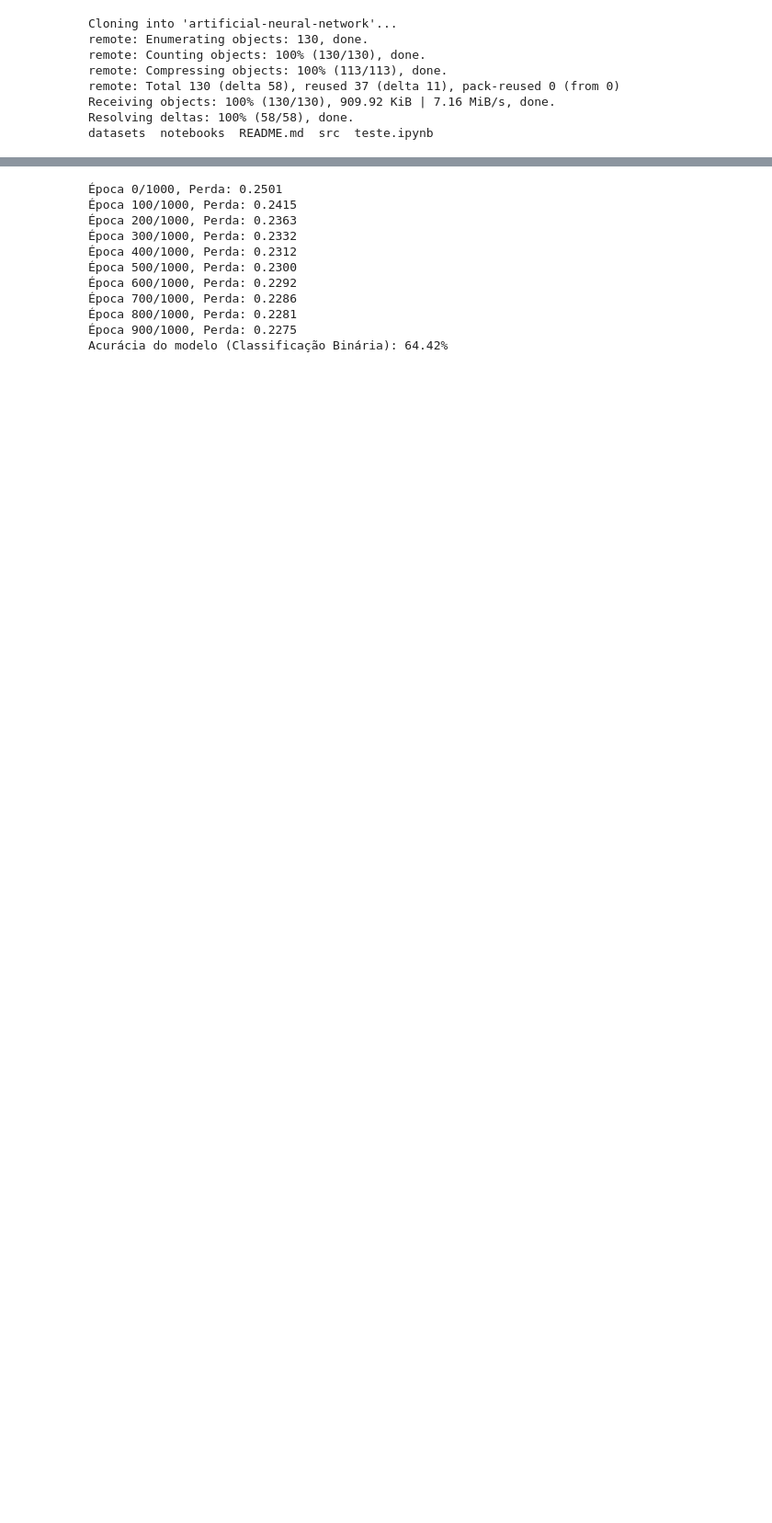
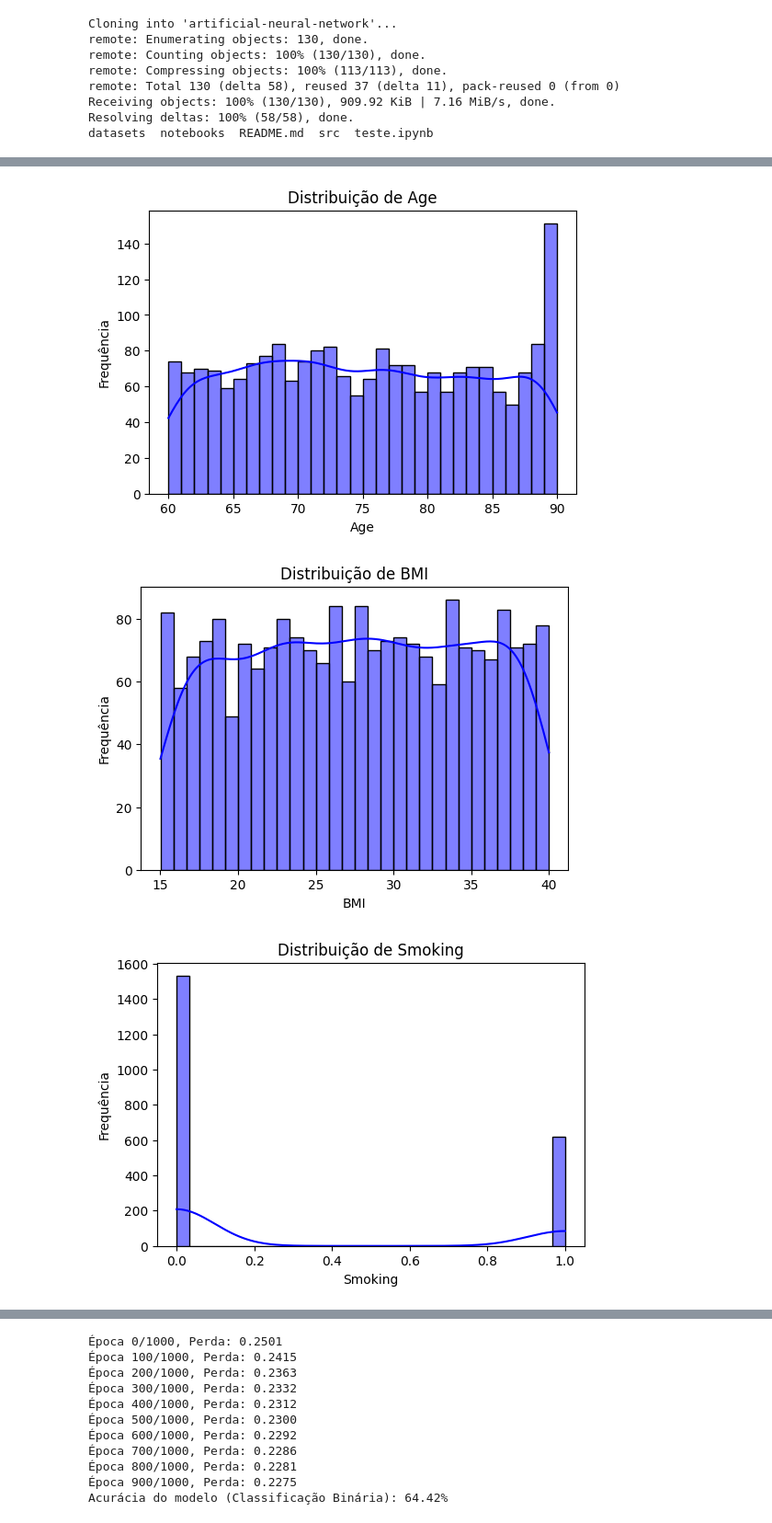
Before and after one commit to felipeabe/artificial-neural-network, a Jupyter notebook: notebooks/trabalhoV2.ipynb, the cells around one changed output, grey strips where cells are left out. Shown at 92% size. Saved outputs shown, nothing was run; the diff lists cells and outputs as text; code cells hidden in the pictures; blank space fills up the shorter version.

```diff
--- a/notebooks/trabalhoV2.ipynb
+++ b/notebooks/trabalhoV2.ipynb
@@ -119,0 +45,77 @@ X_treino_regressao, X_teste_regressao, y_treino_regressao, y_teste_regressao = t
+# %%
+# Importar bibliotecas necessárias
+# O pandas é utilizado para manipulação de dados tabulares, enquanto numpy é empregado para operações matemáticas.
+# Ferramentas adicionais como seaborn e matplotlib podem ser úteis para depuração visual.
+import pandas as pd
+import numpy as np
+import seaborn as sns
+import matplotlib.pyplot as plt
+
+# Carregar o dataset 'alzheimer.csv'
+# Este conjunto de dados contém informações relevantes para diagnóstico, incluindo variáveis categóricas e contínuas.
+dados_alzheimer = pd.read_csv("/content/artificial-neural-network/datasets/alzheimer.csv")
+
+# Visualização inicial dos dados para entender sua estrutura
+print("Dimensões do dataset:", dados_alzheimer.shape)
+print("Visualização inicial dos dados:")
+print(dados_alzheimer.head())
+
+# Verificar valores ausentes e tipos de dados
+print("\nVerificação de valores ausentes e tipos de dados:")
+print(dados_alzheimer.info())
+print(dados_alzheimer.isnull().sum())
+
+# Remover colunas irrelevantes
+# As colunas "PatientID" e "DoctorInCharge" são consideradas irrelevantes para o diagnóstico.
+dados_alzheimer = dados_alzheimer.drop(columns=["PatientID", "DoctorInCharge"])
+
+# Separar variáveis categóricas e numéricas
+# O objetivo é processar essas variáveis separadamente para facilitar a modelagem.
+variaveis_categoricas = ["Gender", "Ethnicity", "EducationLevel"]
+variaveis_numericas = [col for col in dados_alzheimer.columns if col not in variaveis_categoricas + ["Diagnosis"]]
+
+# Visualizar a distribuição das variáveis numéricas
+print("\nResumo estatístico das variáveis numéricas:")
+print(dados_alzheimer[variaveis_numericas].describe())
+
+# Gerar histogramas para analisar distribuições das variáveis numéricas
+for coluna in variaveis_numericas:
+    plt.figure(figsize=(6, 4))
+    sns.histplot(dados_alzheimer[coluna], kde=True, bins=30, color='blue')
+    plt.title(f"Distribuição de {coluna}")
+    plt.xlabel(coluna)
+    plt.ylabel("Frequência")
+    plt.show()
+
+# Codificar variáveis categóricas
+# OneHotEncoder transforma categorias em representações numéricas binárias para modelos matemáticos.
+from sklearn.preprocessing import OneHotEncoder
+codificador = OneHotEncoder(drop="first", sparse_output=False)
+categorias_codificadas = codificador.fit_transform(dados_alzheimer[variaveis_categoricas])
+categorias_codificadas_df = pd.DataFrame(categorias_codificadas, columns=codificador.get_feature_names_out(variaveis_categoricas))
+
+# Normalizar variáveis numéricas
+# StandardScaler escala os dados para uma média de 0 e desvio padrão de 1, melhorando o desempenho da Rede Neural.
+from sklearn.preprocessing import StandardScaler
+escalador = StandardScaler()
+numericas_normalizadas = escalador.fit_transform(dados_alzheimer[variaveis_numericas])
+numericas_normalizadas_df = pd.DataFrame(numericas_normalizadas, columns=variaveis_numericas)
+
+# Combinar variáveis categóricas e numéricas normalizadas
+# As variáveis são unidas para formar um dataset único, com a variável "Diagnosis" como alvo.
+dados_processados = pd.concat([numericas_normalizadas_df, categorias_codificadas_df], axis=1)
+dados_processados["Diagnosis"] = dados_alzheimer["Diagnosis"]
+
+# Dividir os dados em conjuntos de treino e teste
+# 80% dos dados para treino e 20% para teste, usando train_test_split para separação consistente.
+from sklearn.model_selection import train_test_split
+X_alzheimer = dados_processados.drop(columns=["Diagnosis"])  # Dados de entrada
+y_alzheimer = dados_processados["Diagnosis"]  # Variável alvo
+X_treino_binario, X_teste_binario, y_treino_binario, y_teste_binario = train_test_split(
+    X_alzheimer, y_alzheimer, test_size=0.2, random_state=42
+)
+
+# Confirmar dimensões dos conjuntos de treino e teste
+print("\nDimensões dos conjuntos de treino e teste:")
+print("Treino:", X_treino_binario.shape, "Teste:", X_teste_binario.shape)
+# %% [output]
@@ -119,0 +139,3 @@ X_treino_regressao, X_teste_regressao, y_treino_regressao, y_teste_regressao = t
+[figure, added]
+[figure, added]
+[figure, added]
```
Also changed, not shown: parts of 15 cells of this notebook.
